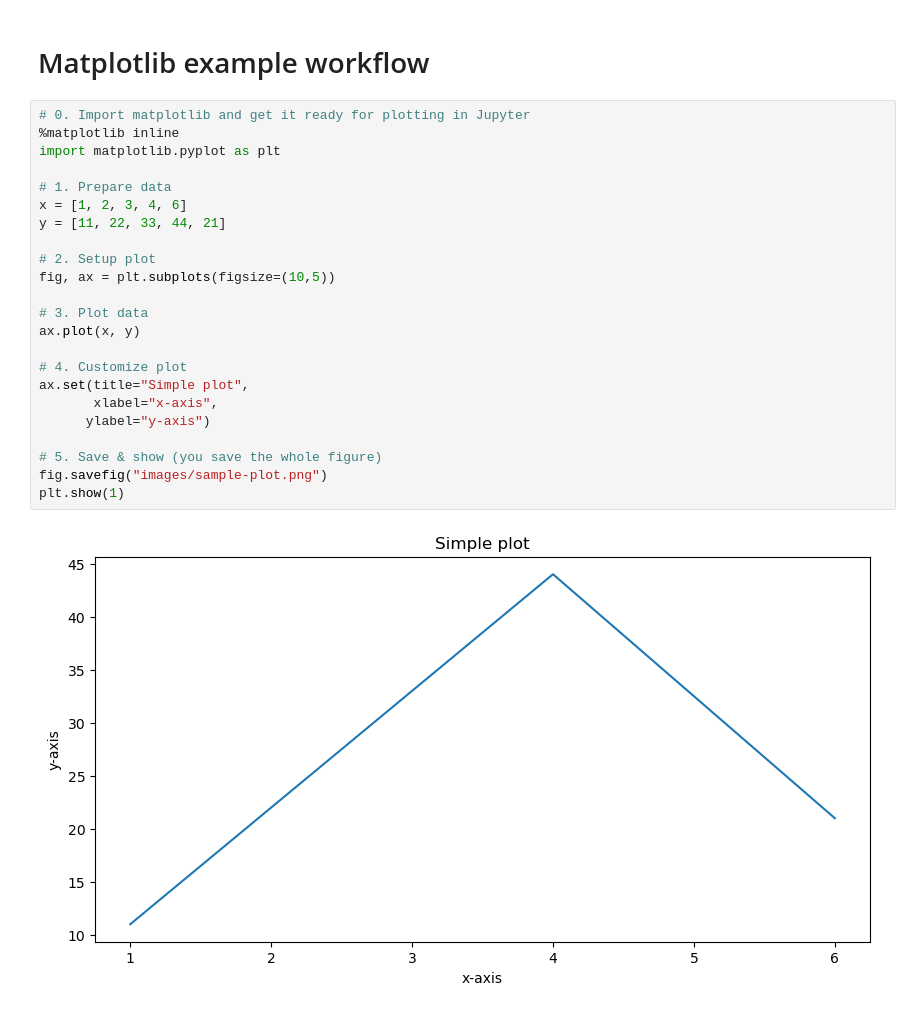
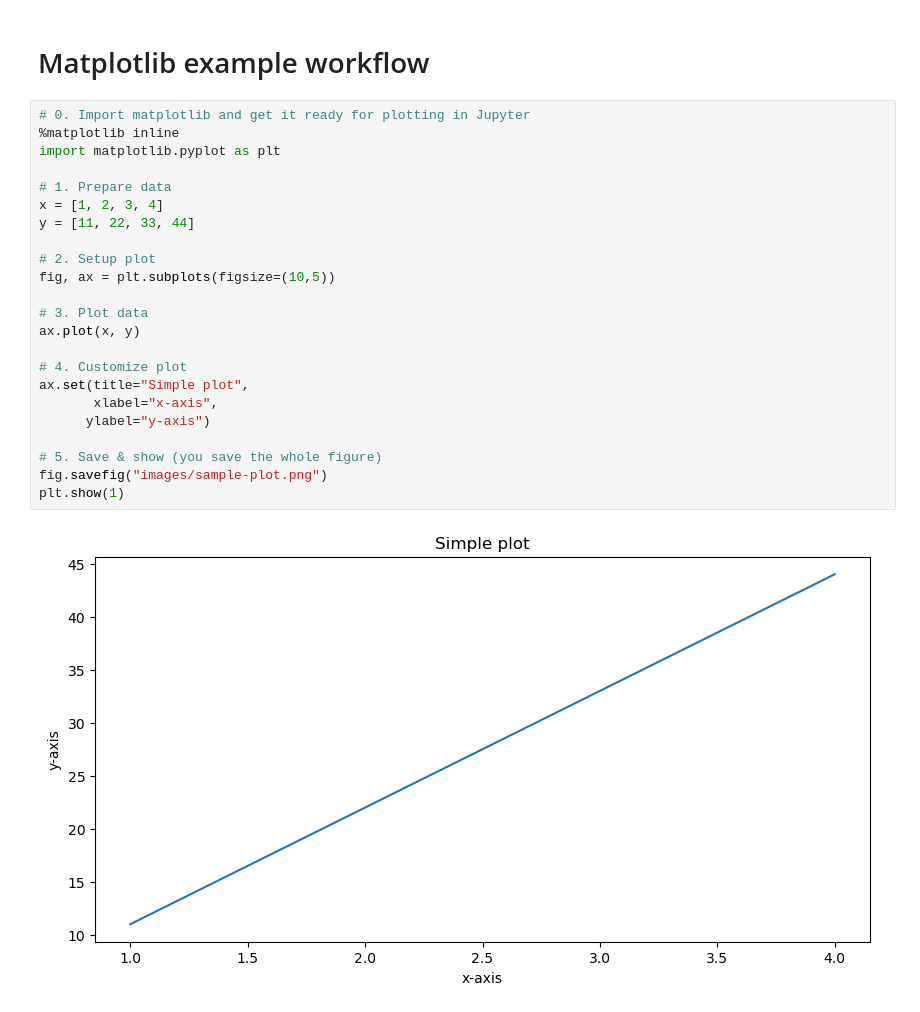
Before and after one commit to aturaritonang/numpy, a Jupyter notebook: 01 Matplot-Plotting and Data Visualization.ipynb, the cells around one changed output. Drawn from its saved outputs; the diff is of its cells as text.

```diff
--- a/01 Matplot-Plotting and Data Visualization.ipynb
+++ b/01 Matplot-Plotting and Data Visualization.ipynb
@@ -49,25 +49,25 @@ plt.show()
 # %%
 # 0. Import matplotlib and get it ready for plotting in Jupyter
 %matplotlib inline
 import matplotlib.pyplot as plt
 
 # 1. Prepare data
-x = [1, 2, 3, 4, 6]
-y = [11, 22, 33, 44, 21]
+x = [1, 2, 3, 4]
+y = [11, 22, 33, 44]
 
 # 2. Setup plot
 fig, ax = plt.subplots(figsize=(10,5))
 
 # 3. Plot data
 ax.plot(x, y)
 
 # 4. Customize plot
 ax.set(title="Simple plot",
        xlabel="x-axis",
       ylabel="y-axis")
 
 # 5. Save & show (you save the whole figure)
 fig.savefig("images/sample-plot.png")
 plt.show(1)
 # %% [output]
-[figure, old version]
+[figure, new version]
```
Also changed, not shown: parts of 7 cells of this notebook, 1 other file.
